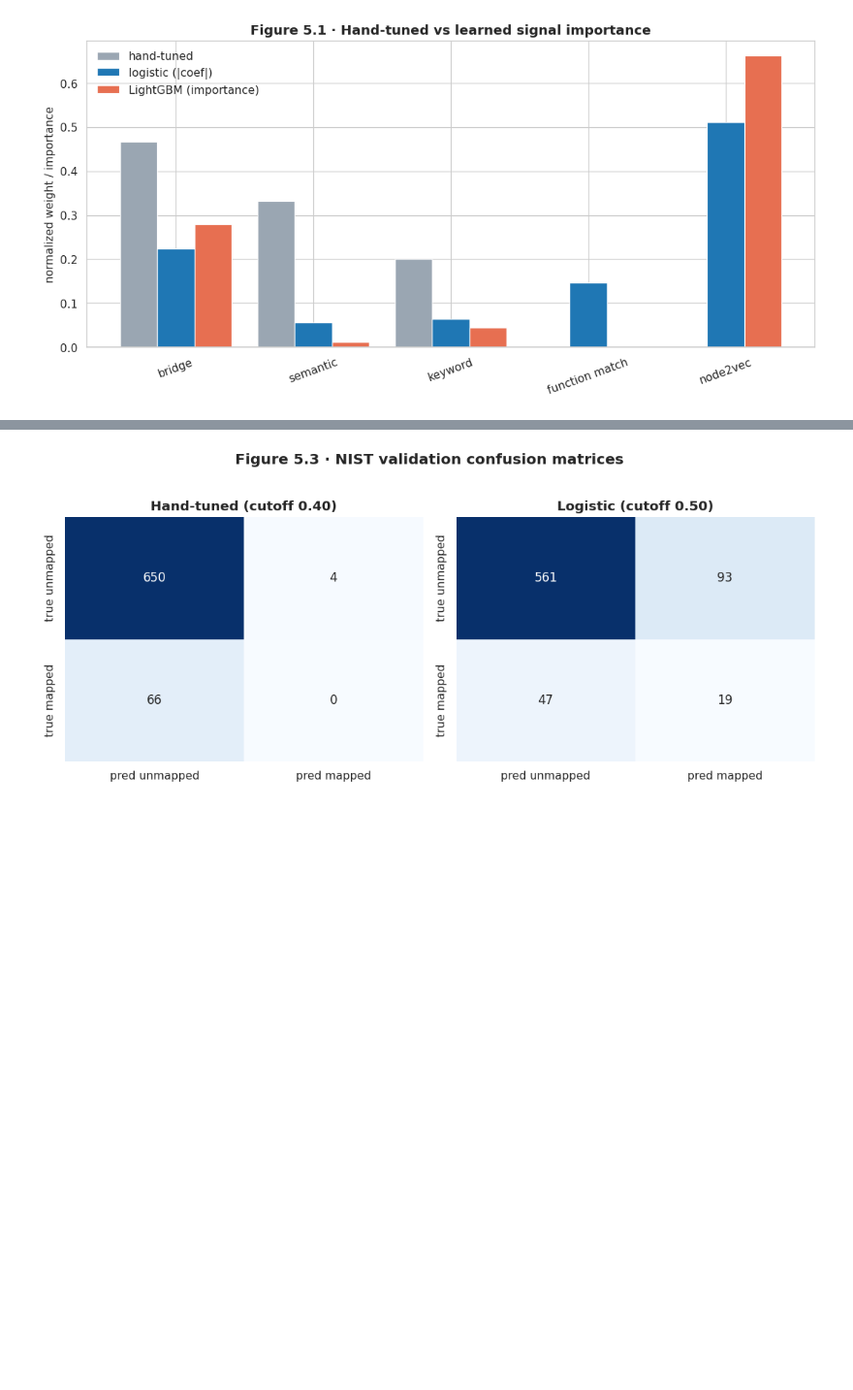
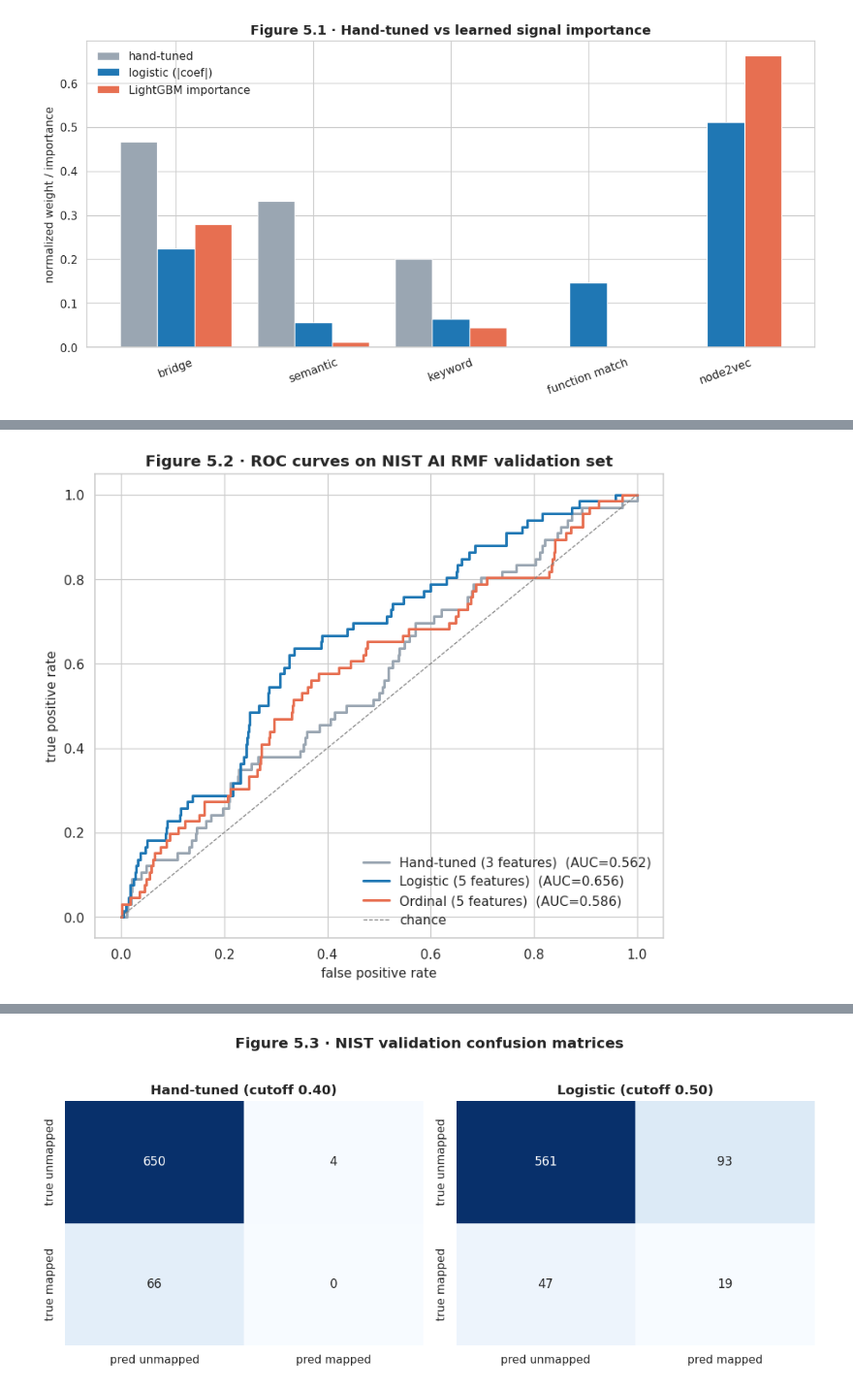
Before and after one commit to rocklambros/ai-security-framework-crosswalk, a Jupyter notebook: notebooks/project1_crosswalk_eda.ipynb, the cells around one changed output, grey strips where cells are left out. Shown at 97% size. Cells and saved outputs as stored; diff of their text form; code cells hidden in the pictures; blank space fills up the shorter version.

Commit message:
refactor: Project 1 EDA notebook - real ROC, expanded narratives, detailed code comments

```diff
--- a/notebooks/project1_crosswalk_eda.ipynb
+++ b/notebooks/project1_crosswalk_eda.ipynb
@@ -445,0 +506,73 @@ plt.show()
+# %%
+# Figure 5.2. ROC curves on the NIST AI RMF held out validation set. We
+# compute the curves directly from the loaded validation CSV using the model
+# coefficients that the pipeline already learned and stored, so no model
+# training happens in the notebook. Three model families appear: hand tuned
+# (a linear blend of three signals), logistic regression (a linear model
+# with five features and an intercept, fit by maximum likelihood), and the
+# ordinal regression model (a linear model with five features fit on the
+# tier ordering rather than the binary mapped/unmapped target).
+from sklearn.metrics import roc_curve, auc as sk_auc
+
+# Prepare the held out feature matrix and label vector. nist_validation_data
+# was created during pipeline preprocessing and is not part of any training
+# set, which is what makes it valid for held out evaluation.
+y_val = nist_val["is_mapped"].values
+
+def hand_blend(df):
+    """Score every row using the hand tuned three feature blend.
+
+    The hand tuned model only uses bridge, semantic, and keyword. We do not
+    add function match or node2vec because production is configured to give
+    them zero weight and we want this curve to represent the actual model
+    that ships, not a hypothetical version of it.
+    """
+    return (
+        hand_w["bridge_score"]   * df["bridge_score"].values
+        + hand_w["semantic_score"] * df["semantic_score"].values
+        + hand_w["keyword_score"]  * df["keyword_score"].values
+    )
+
+def linear_blend(df, coefs, intercept=0.0):
+    """Score every row using a linear combination of all five features.
+
+    Used for both logistic and ordinal coefficients. ROC only depends on the
+    ordering of the scores, so applying or omitting the logistic sigmoid
+    does not change the curve. We omit it for ordinal (which has no natural
+    sigmoid) and apply it for logistic (so the resulting score is also
+    interpretable as a probability for the confusion matrix below).
+    """
+    z = np.full(len(df), float(intercept))
+    for f in features:
+        z = z + float(coefs.get(f, 0.0)) * df[f].values
+    return z
+
+# Compute three score vectors. The logistic vector is passed through a
+# sigmoid because we will reuse it as a probability for figure 5.3, but the
+# ROC curve uses the underlying linear score so the sigmoid is monotone and
+# the curve is unchanged.
+hand_scores = hand_blend(nist_val)
+log_z = linear_blend(nist_val, log_c, intercept=log_c.get("intercept", 0.0))
+log_scores = 1.0 / (1.0 + np.exp(-log_z))
+ord_scores = linear_blend(nist_val, learned_w["ordinal_coefficients"])
+
+curves = {
+    "Hand-tuned (3 features)":    (hand_scores, "#9aa6b2"),
+    "Logistic (5 features)":      (log_scores,  "#1f77b4"),
+    "Ordinal (5 features)":       (ord_scores,  "#e76f51"),
+}
+
+fig, ax = plt.subplots(figsize=(7, 6))
+for name, (s, color) in curves.items():
+    fpr, tpr, _ = roc_curve(y_val, s)
+    a = sk_auc(fpr, tpr)
+    ax.plot(fpr, tpr, color=color, lw=2, label=f"{name}  (AUC={a:.3f})")
+ax.plot([0, 1], [0, 1], color="gray", lw=0.8, ls="--", label="chance")
+ax.set_xlabel("false positive rate")
+ax.set_ylabel("true positive rate")
+ax.set_title("Figure 5.2 · ROC curves on NIST AI RMF validation set")
+ax.legend(loc="lower right")
+plt.tight_layout()
+plt.show()
+# %% [output]
+[figure, added]
```
Also changed, not shown: parts of 51 cells of this notebook, 3 other files.
